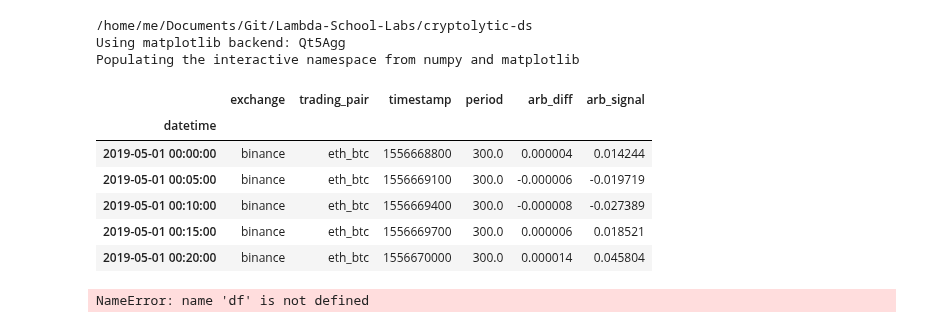
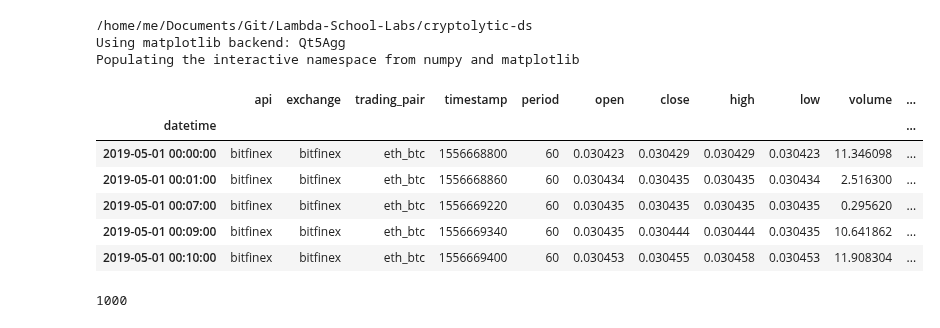
Before and after one commit to BloomTech-Labs/cryptolytic-ds, a Jupyter notebook: cryptolytic/notebooks/Arbitrage.ipynb, the cells around one changed output. Saved outputs shown, nothing was run; the diff lists cells and outputs as text; code cells hidden in the pictures.

```diff
--- a/cryptolytic/notebooks/Arbitrage.ipynb
+++ b/cryptolytic/notebooks/Arbitrage.ipynb
@@ -34,24 +34,29 @@ HTML("""
     font-size: 2rem;
 }
 </style>""")
-# %%
-"""
-df = sql.get_some_candles(
-    info={'start':1574368000, 'end':1579046400, 'exchange_id':'hitbtc',
-          'trading_pair':'btc_usd', 'period':300}, n=5e4)
-df2 = df.copy()  # mutable copy
-train_test_pivot = int(len(df)*0.8)
-df['diff'] = df['high'] - df['low']
-"""
-# %%
-dfarb = sql.get_arb_signal({'start':1556668800, 'period':300, 'trading_pair':'eth_btc', 'exchange_id':'binance'})
+# %%
+def get_df(info):
+    """
+    Pull info from database and augment it for analysis
+    """
+    df = sql.get_some_candles(info=info, n=4000, verbose=True)
+    df['diff'] = df['high'] - df['low']
+    dfarb = sql.get_arb_info(info)
+
+    merge_cols = ['trading_pair', 'exchange', 'timestamp', 'period', 'datetime']
+    df = df.merge(dfarb, how='inner', on=merge_cols)
+    return df
+
+df = get_df( {'start':1556668800, 'period':60, 'trading_pair':'eth_btc', 'exchange_id':'bitfinex'})
+df_300 = get_df( {'start':1556668800, 'period':300, 'trading_pair':'eth_btc', 'exchange_id':'bitfinex'})
+df2 = get_df({'start':1556668800, 'period':300, 'trading_pair':'eth_btc', 'exchange_id':'hitbtc'})
 # %%
-dfarb.head()
+df.head()
 # %% [output]
-|  | exchange | trading_pair | timestamp | period | arb_diff | arb_signal |
-| datetime |  |  |  |  |  |  |
-| 2019-05-01 00:00:00 | binance | eth_btc | 1556668800 | 300.0 | 0.000004 | 0.014244 |
-| 2019-05-01 00:05:00 | binance | eth_btc | 1556669100 | 300.0 | -0.000006 | -0.019719 |
-| 2019-05-01 00:10:00 | binance | eth_btc | 1556669400 | 300.0 | -0.000008 | -0.027389 |
-| 2019-05-01 00:15:00 | binance | eth_btc | 1556669700 | 300.0 | 0.000006 | 0.018521 |
-| 2019-05-01 00:20:00 | binance | eth_btc | 1556670000 | 300.0 | 0.000014 | 0.045804 |
+|  | api | exchange | trading_pair | timestamp | period | open | close | high | low | volume | ... |
+| datetime |  |  |  |  |  |  |  |  |  |  | ... |
+| 2019-05-01 00:00:00 | bitfinex | bitfinex | eth_btc | 1556668800 | 60 | 0.030423 | 0.030429 | 0.030429 | 0.030423 | 11.346098 | ... |
+| 2019-05-01 00:01:00 | bitfinex | bitfinex | eth_btc | 1556668860 | 60 | 0.030434 | 0.030435 | 0.030435 | 0.030434 | 2.516300 | ... |
+| 2019-05-01 00:07:00 | bitfinex | bitfinex | eth_btc | 1556669220 | 60 | 0.030435 | 0.030435 | 0.030435 | 0.030435 | 0.295620 | ... |
+| 2019-05-01 00:09:00 | bitfinex | bitfinex | eth_btc | 1556669340 | 60 | 0.030435 | 0.030444 | 0.030444 | 0.030435 | 10.641862 | ... |
+| 2019-05-01 00:10:00 | bitfinex | bitfinex | eth_btc | 1556669400 | 60 | 0.030453 | 0.030455 | 0.030458 | 0.030453 | 11.908304 | ... |
@@ -60,7 +63,7 @@ yo = m.denoise(dfarb.arb_signal, 20)
-# %%
-help(df.merge)
-# %% [output]
-NameError: name 'df' is not defined
+# %%
+len(df2)
+# %% [output]
+1000
 # %%
 def plot_arbitration(df):
     fig, ax1 = plt.subplots()
```
Also changed, not shown: parts of 7 cells of this notebook, 4 other files.
